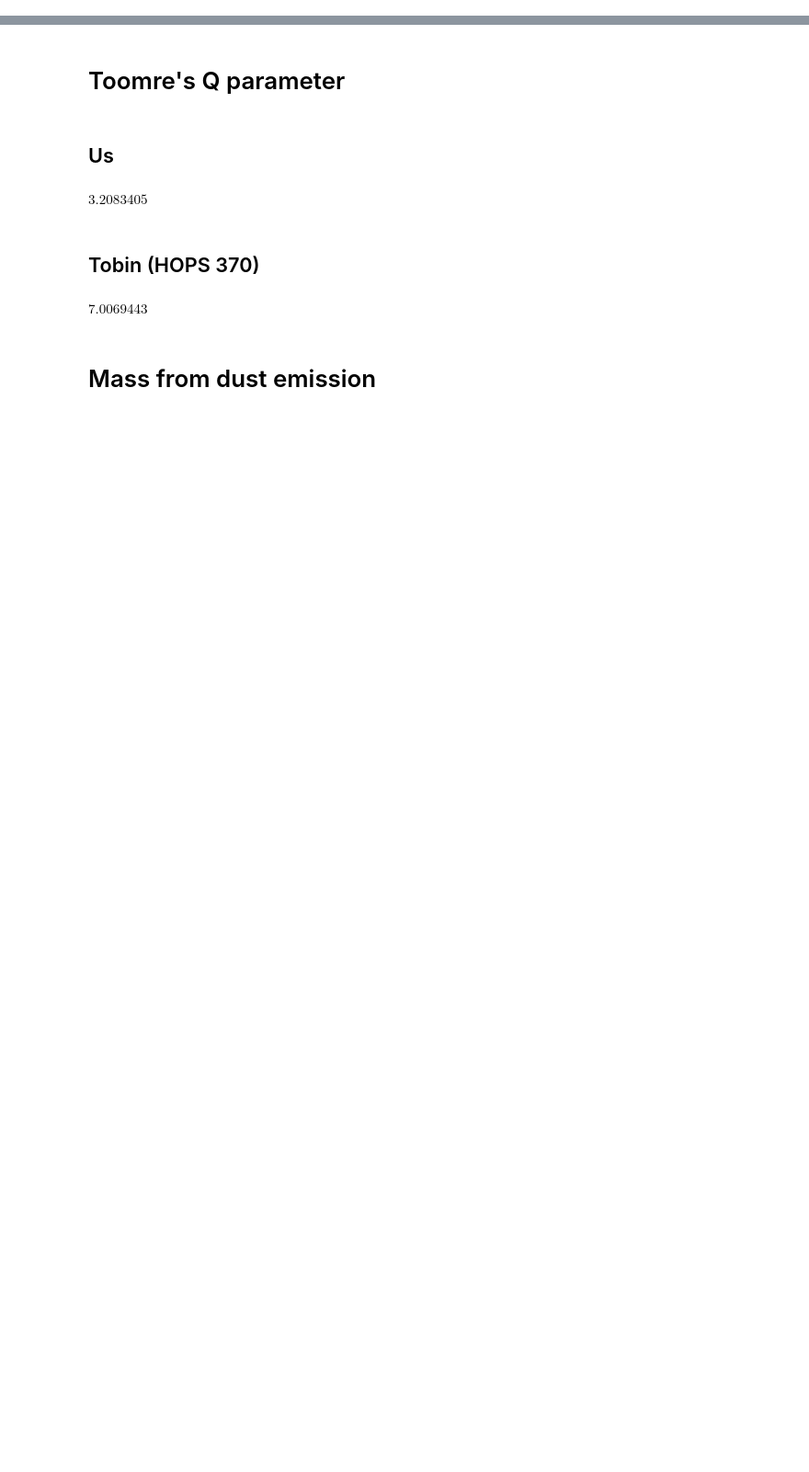
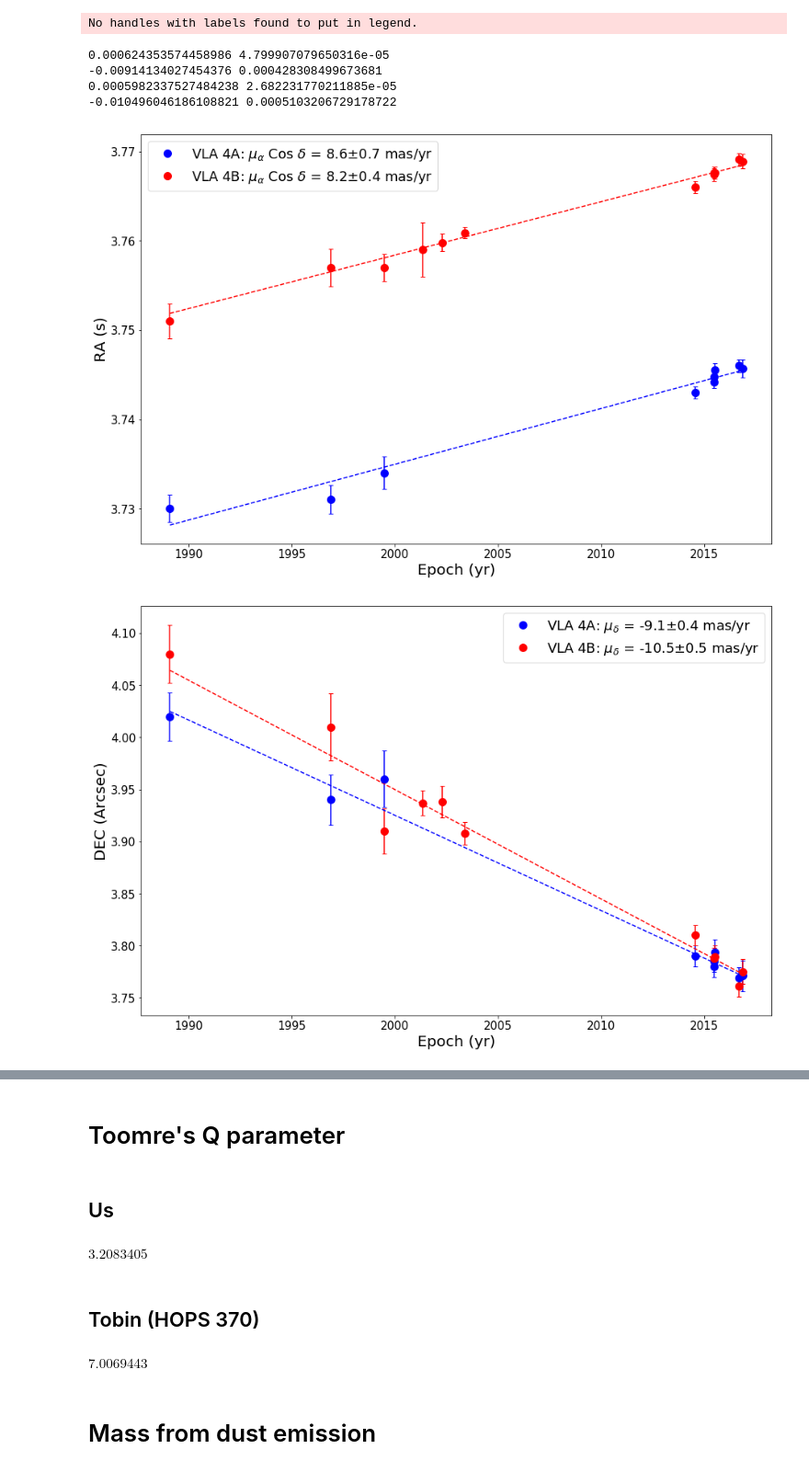
Before and after one commit to IAA-CSIC/dragom, a Jupyter notebook: SVS 13 Parameters.ipynb, the cells around one changed output, grey strips where cells are left out. Shown: that part at 92% size. Drawn from its saved outputs; the diff is of its cells as text; code cells hidden in the pictures; blank space fills up the shorter version.

```diff
--- a/SVS 13 Parameters.ipynb
+++ b/SVS 13 Parameters.ipynb
@@ -4,0 +144,13 @@ import parameters as par
+# %%
+data_in='/home/akdiaz/Documents/Trabajo/SVS13/Images/VLA/proper motions/'
+file_A = data_in + 'pm-A-best.dat'
+file_B = data_in + 'pm-B-best.dat'
+proper_motions([file_A, file_B],['VLA 4A', 'VLA 4B'],['b','r'],31)
+# %% [output]
+No handles with labels found to put in legend.
+0.000624353574458986 4.799907079650316e-05
+-0.00914134027454376 0.000428308499673681
+0.0005982337527484238 2.682231770211885e-05
+-0.010496046186108821 0.0005103206729178722
+[figure, added]
+[figure, added]
```
Also changed, not shown: parts of 17 cells of this notebook.
